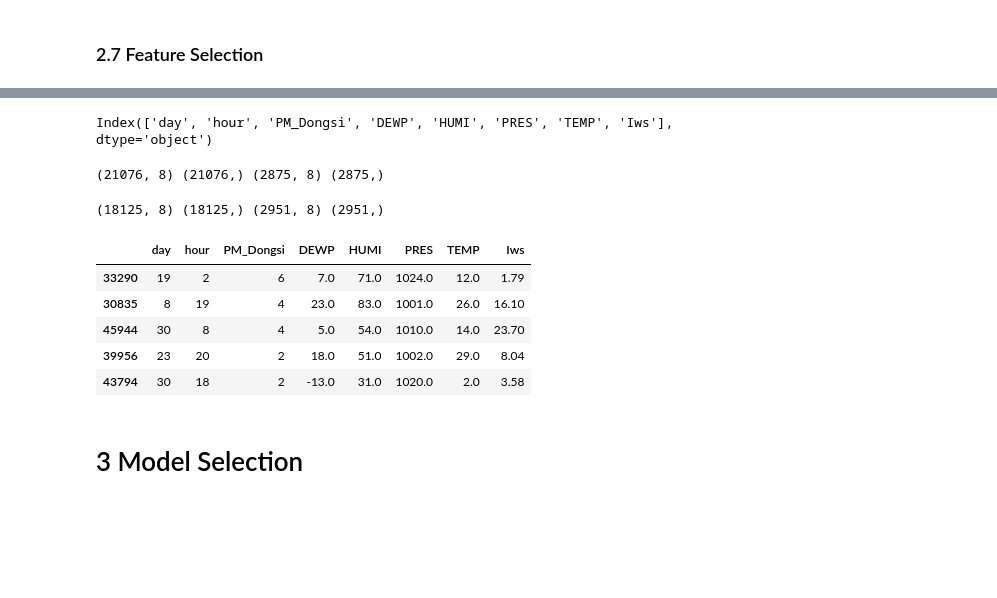
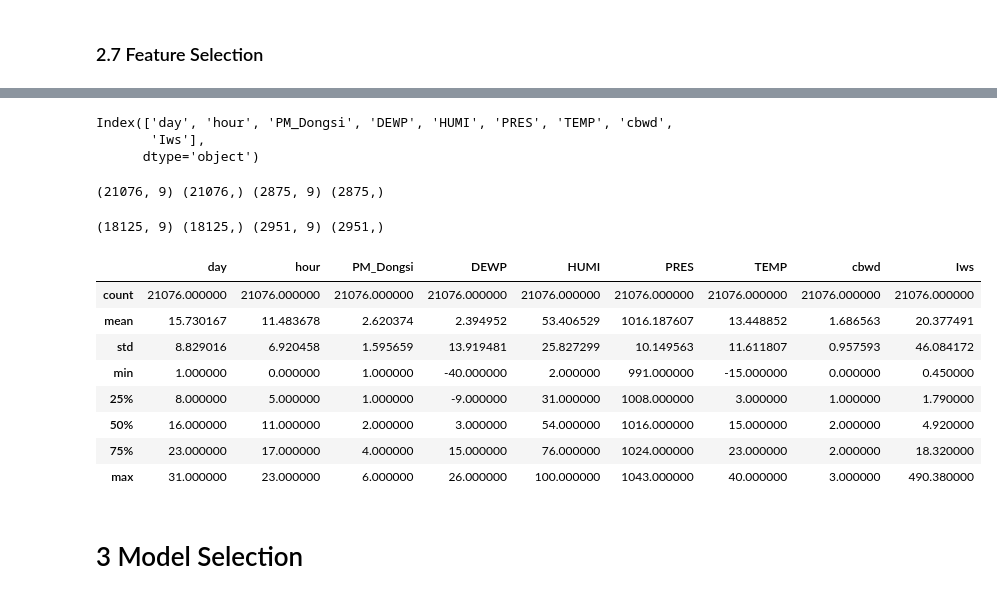
Before and after one commit to lujin-luo/6105data-science, a Jupyter notebook: Project_master_20190416.ipynb, the cells around one changed output, grey strips where cells are left out. Saved outputs shown, nothing was run; the diff lists cells and outputs as text; code cells hidden in the pictures; blank space fills up the shorter version.

```diff
--- a/Project_master_20190416.ipynb
+++ b/Project_master_20190416.ipynb
@@ -255,32 +244,37 @@ array([0.02771153, 0.03623581, 0.06111248, 0.06068181, 0.01986354,
 # %%
-model=SelectFromModel(clf,threshold=0.05,prefit=True)
+model=SelectFromModel(clf,threshold=0.04,prefit=True)
 model.transform(X_train_val)
 feature_idx=model.get_support()
 feature_name=X_train_val.columns[feature_idx]
 # %%
 print(feature_name)
 # %% [output]
-Index(['day', 'hour', 'PM_Dongsi', 'DEWP', 'HUMI', 'PRES', 'TEMP', 'Iws'], dtype='object')
+Index(['day', 'hour', 'PM_Dongsi', 'DEWP', 'HUMI', 'PRES', 'TEMP', 'cbwd',
+       'Iws'],
+      dtype='object')
 # %%
 X_fs = df[list(feature_name)]
 X_train_val_fs,X_test_fs,Y_train_val,Y_test = train_test_split(X_fs,Y,test_size = 0.12, random_state=666)
 print(X_train_val_fs.shape, Y_train_val.shape, X_test_fs.shape, Y_test.shape)
 # %% [output]
-(21076, 8) (21076,) (2875, 8) (2875,)
+(21076, 9) (21076,) (2875, 9) (2875,)
 # %%
 X_train_fs,X_val_fs,Y_train,Y_val = train_test_split(X_train_val_fs,Y_train_val,test_size = 0.14, random_state=666)
 print(X_train_fs.shape, Y_train.shape, X_val_fs.shape, Y_val.shape)
 # %% [output]
-(18125, 8) (18125,) (2951, 8) (2951,)
+(18125, 9) (18125,) (2951, 9) (2951,)
 # %%
-X_train_val_fs.head()
+X_train_val_fs.describe()
 # %% [output]
-|  | day | hour | PM_Dongsi | DEWP | HUMI | PRES | TEMP | Iws |
-| 33290 | 19 | 2 | 6 | 7.0 | 71.0 | 1024.0 | 12.0 | 1.79 |
-| 30835 | 8 | 19 | 4 | 23.0 | 83.0 | 1001.0 | 26.0 | 16.10 |
-| 45944 | 30 | 8 | 4 | 5.0 | 54.0 | 1010.0 | 14.0 | 23.70 |
-| 39956 | 23 | 20 | 2 | 18.0 | 51.0 | 1002.0 | 29.0 | 8.04 |
-| 43794 | 30 | 18 | 2 | -13.0 | 31.0 | 1020.0 | 2.0 | 3.58 |
+|  | day | hour | PM_Dongsi | DEWP | HUMI | PRES | TEMP | cbwd | Iws |
+| count | 21076.000000 | 21076.000000 | 21076.000000 | 21076.000000 | 21076.000000 | 21076.000000 | 21076.000000 | 21076.000000 | 21076.000000 |
+| mean | 15.730167 | 11.483678 | 2.620374 | 2.394952 | 53.406529 | 1016.187607 | 13.448852 | 1.686563 | 20.377491 |
+| std | 8.829016 | 6.920458 | 1.595659 | 13.919481 | 25.827299 | 10.149563 | 11.611807 | 0.957593 | 46.084172 |
+| min | 1.000000 | 0.000000 | 1.000000 | -40.000000 | 2.000000 | 991.000000 | -15.000000 | 0.000000 | 0.450000 |
+| 25% | 8.000000 | 5.000000 | 1.000000 | -9.000000 | 31.000000 | 1008.000000 | 3.000000 | 1.000000 | 1.790000 |
+| 50% | 16.000000 | 11.000000 | 2.000000 | 3.000000 | 54.000000 | 1016.000000 | 15.000000 | 2.000000 | 4.920000 |
+| 75% | 23.000000 | 17.000000 | 4.000000 | 15.000000 | 76.000000 | 1024.000000 | 23.000000 | 2.000000 | 18.320000 |
+| max | 31.000000 | 23.000000 | 6.000000 | 26.000000 | 100.000000 | 1043.000000 | 40.000000 | 3.000000 | 490.380000 |
 # %% [markdown]
 # 3 Model Selection
 # %% [markdown]
```
Also changed, not shown: parts of 23 cells of this notebook.
